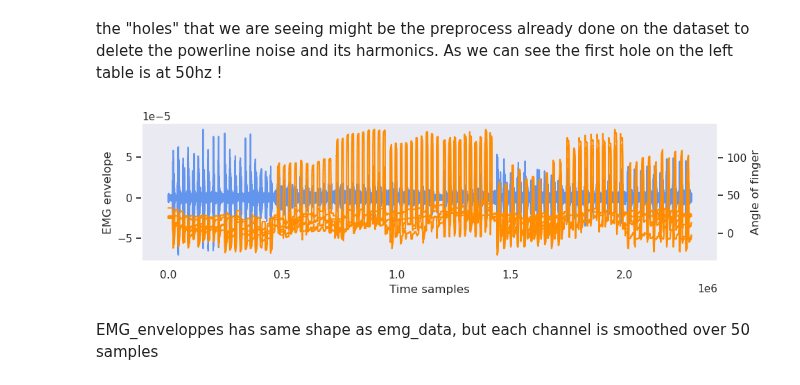
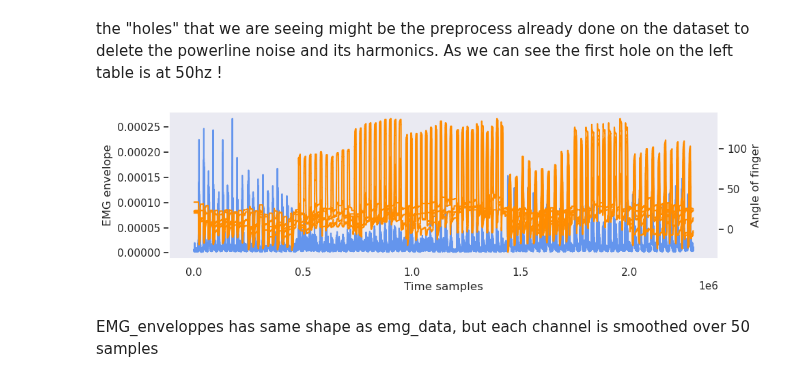
Before and after one commit to Tournedos/NSSP_project2_groupK, a Jupyter notebook: Part3.ipynb, the cells around one changed output. Cells and saved outputs as stored; diff of their text form; code cells hidden in the pictures.

```diff
--- a/Part3.ipynb
+++ b/Part3.ipynb
@@ -117,33 +117,33 @@ the "holes" that we are seeing might be the preprocess already done on the datas
 # %%
 mov_mean_size = 50 # moving average filter of a length of 50 samples
 mov_mean_weights = np.ones(mov_mean_size) / mov_mean_size
-EMG_envelopes = convolve1d(emg_data, weights=mov_mean_weights, axis=0) # we take the absolute value of emg again !
+EMG_envelopes = convolve1d(np.abs(emg_data), weights=mov_mean_weights, axis=0) # we take the absolute value of emg again !
 #convolve1d smooths absolute EMG
 
 fig, ax = plt.subplots(figsize=(10,3))
 ax.plot(EMG_envelopes[:, 0],color = 'cornflowerblue', label="EMG envelope")
 ax.set_ylabel("EMG envelope")
 ax.set_xlabel("Time samples")
 ax.grid(False)
 
 finger_angle_ax = ax.twinx()
 finger_angle_ax.plot(glove_fingers, color="darkorange", label="Angle of finger") #important to take data of glove_fingers
 finger_angle_ax.set_ylabel("Angle of finger")# and not take glove_data // or we could take glove_data[:, target_joints]
 finger_angle_ax.grid(False)
 
 # Get handles and labels for legend
 emg_handles, emg_labels = ax.get_legend_handles_labels()
 finger_angle_handles, finger_angle_labels = finger_angle_ax.get_legend_handles_labels()
 
 # Combine handles and labels
 combined_handles = emg_handles + finger_angle_handles
 combined_labels = emg_labels + finger_angle_labels
 
 # Create a single legend
 #ax.legend(combined_handles, combined_labels, loc='upper left')
 plt.tight_layout()
 # %% [output]
-[figure, old version]
+[figure, new version]
 # %% [markdown]
 EMG_enveloppes has same shape as emg_data, but each channel is smoothed over 50 samples
 # %%
```
Also changed, not shown: parts of 4 cells of this notebook.
